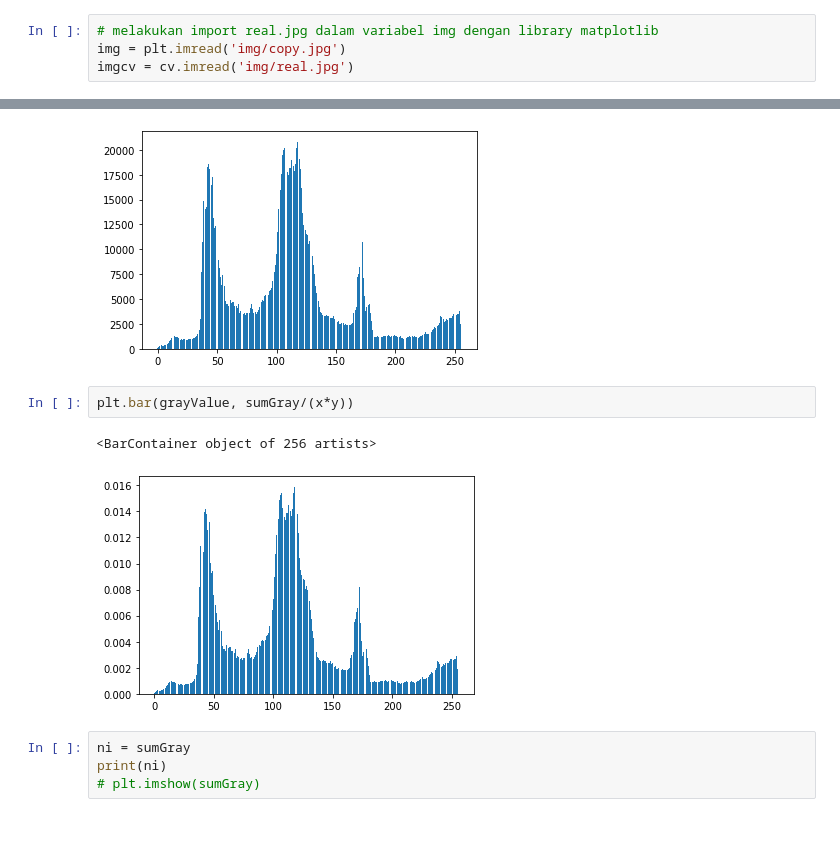
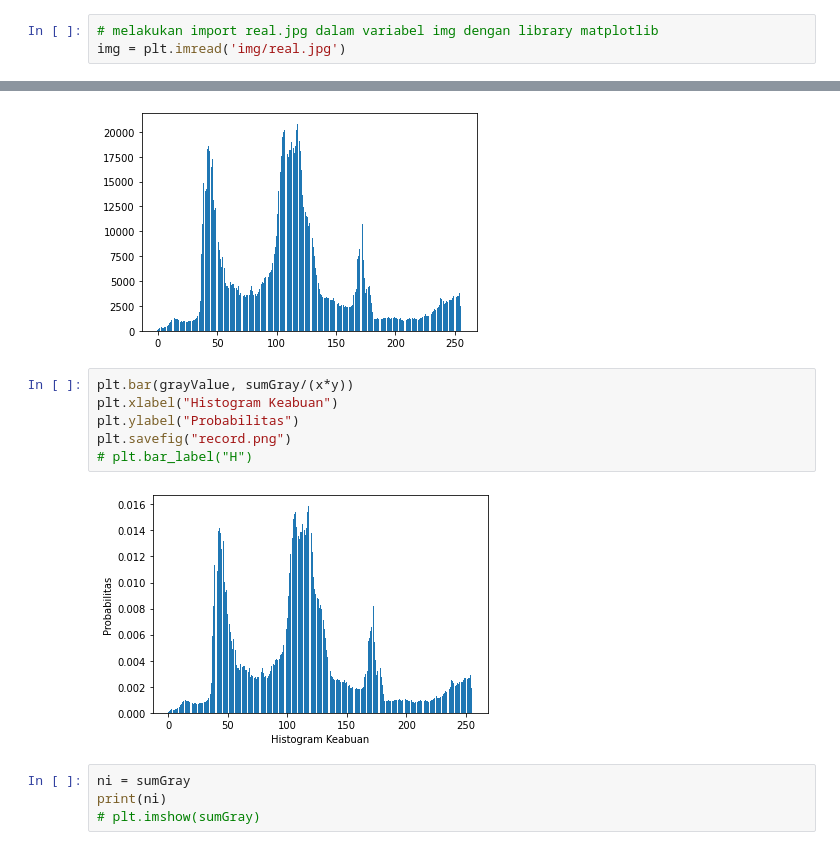
Before and after one commit to shafaio/PCD-Dasar, a Jupyter notebook: MODUL 1/jurnal.ipynb, the cells around one changed output, grey strips where cells are left out. Drawn from its saved outputs; the diff is of its cells as text.

```diff
--- a/MODUL 1/jurnal.ipynb
+++ b/MODUL 1/jurnal.ipynb
@@ -8,8 +8,7 @@ import numpy as np
 import pandas as pd
 # %%
 # melakukan import real.jpg dalam variabel img dengan library matplotlib
-img = plt.imread('img/copy.jpg')
-imgcv = cv.imread('img/real.jpg')
+img = plt.imread('img/real.jpg')
 # %%
 print(img.shape) # menampilkan sebuah dimensi dari img dengan nilai 1280, 1023, 3
 x, y, z = img.shape # menginisialisasi kan x untuk tinggi, y untuk lebar, dan z untuk RGB
@@ -68,9 +67,12 @@ plt.bar(grayValue, sumGray)
 [figure]
 # %%
 plt.bar(grayValue, sumGray/(x*y))
+plt.xlabel("Histogram Keabuan")
+plt.ylabel("Probabilitas")
+plt.savefig("record.png")
+# plt.bar_label("H")
 # %% [output]
-<BarContainer object of 256 artists>
-[figure, old version]
+[figure, new version]
 # %%
 ni = sumGray
 print(ni)
```
Also changed, not shown: parts of 3 cells of this notebook, 3 other files.
